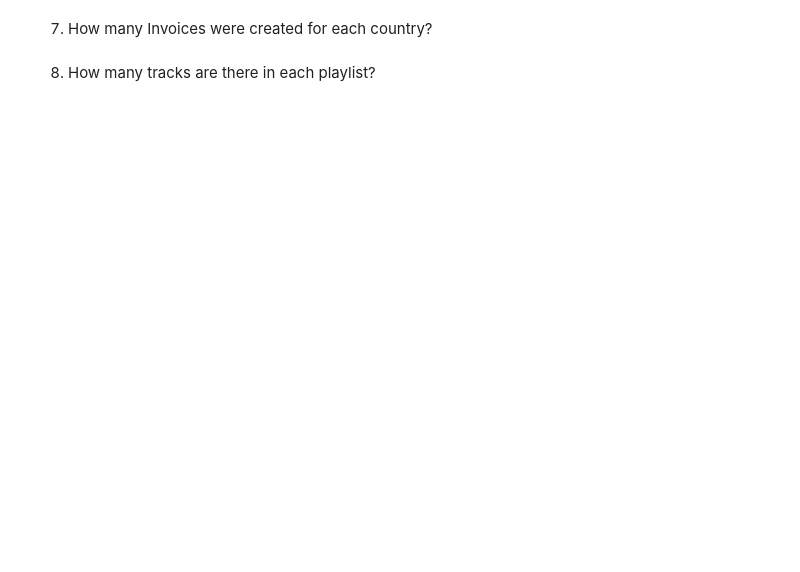
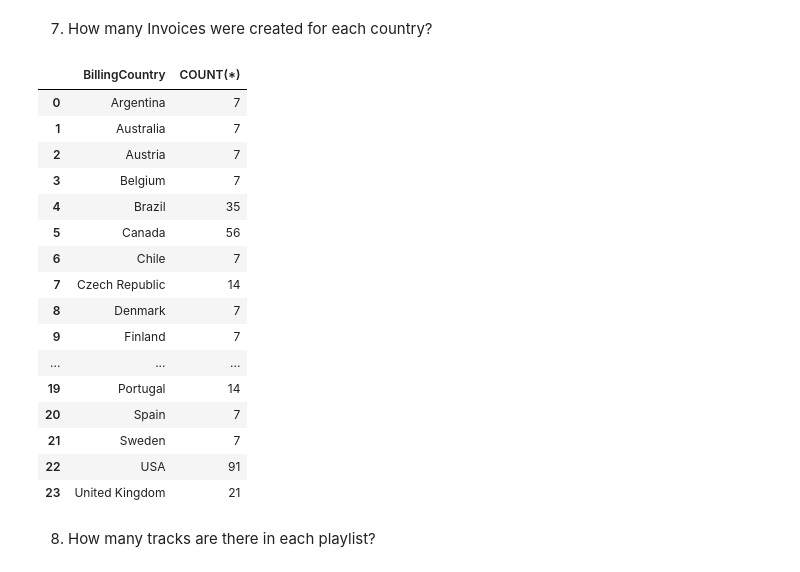
Before and after one commit to momills/elu_notebooks, a Jupyter notebook: M4/M4_W3_SQL/M4_W3_BecomeAnSQLRockstar_Michael.ipynb, the cells around one changed output. Cells and saved outputs as stored; diff of their text form; code cells hidden in the pictures; blank space fills up the shorter version.

```diff
--- a/M4/M4_W3_SQL/M4_W3_BecomeAnSQLRockstar_Michael.ipynb
+++ b/M4/M4_W3_SQL/M4_W3_BecomeAnSQLRockstar_Michael.ipynb
@@ -170,4 +190,28 @@ DatabaseError: Execution failed on sql 'SELECT InvoiceDate, Total
 # %% [markdown]
 7. How many Invoices were created for each country?
+# %%
+country_inv = """SELECT BillingCountry, COUNT(*)
+                        FROM invoices
+                        GROUP BY BillingCountry;"""
+# %%
+pd.read_sql_query(sql=country_inv, con=con)
+# %% [output]
+|  | BillingCountry | COUNT(*) |
+| 0 | Argentina | 7 |
+| 1 | Australia | 7 |
+| 2 | Austria | 7 |
+| 3 | Belgium | 7 |
+| 4 | Brazil | 35 |
+| 5 | Canada | 56 |
+| 6 | Chile | 7 |
+| 7 | Czech Republic | 14 |
+| 8 | Denmark | 7 |
+| 9 | Finland | 7 |
+| ... | ... | ... |
+| 19 | Portugal | 14 |
+| 20 | Spain | 7 |
+| 21 | Sweden | 7 |
+| 22 | USA | 91 |
+| 23 | United Kingdom | 21 |
 # %% [markdown]
 8. How many tracks are there in each playlist?
```
Also changed, not shown: parts of 29 cells of this notebook.
